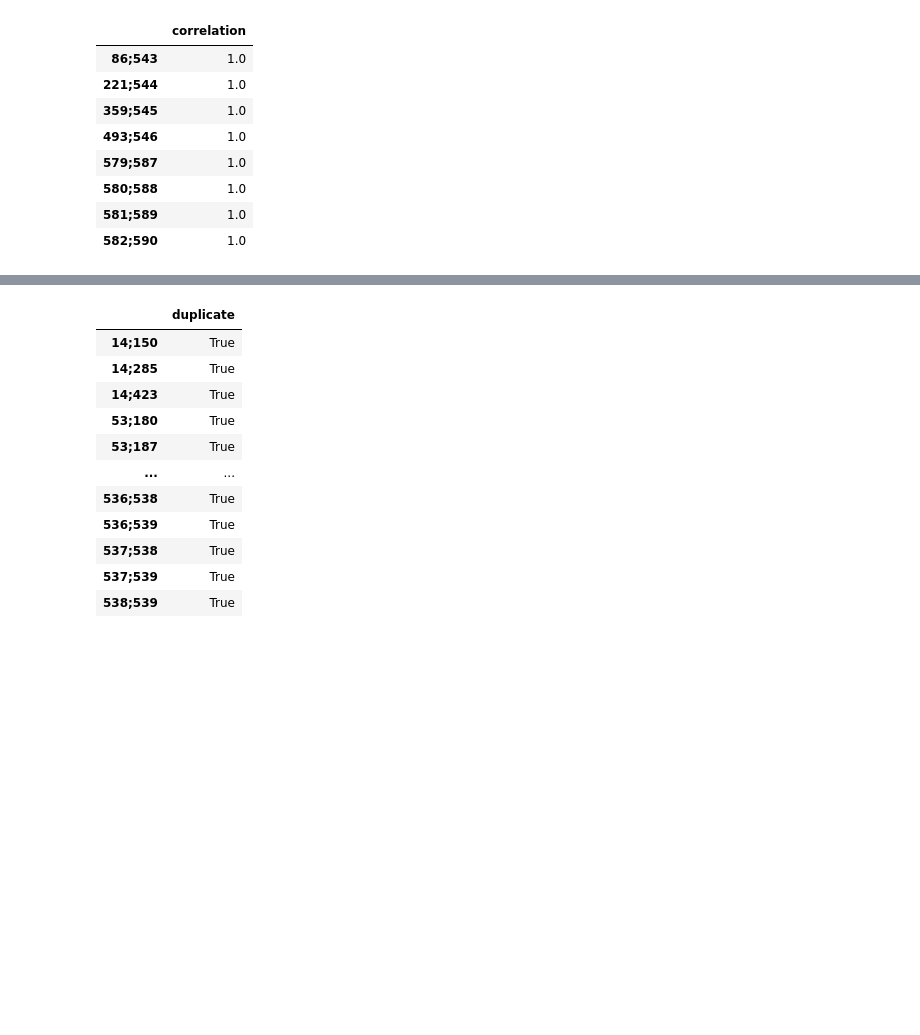
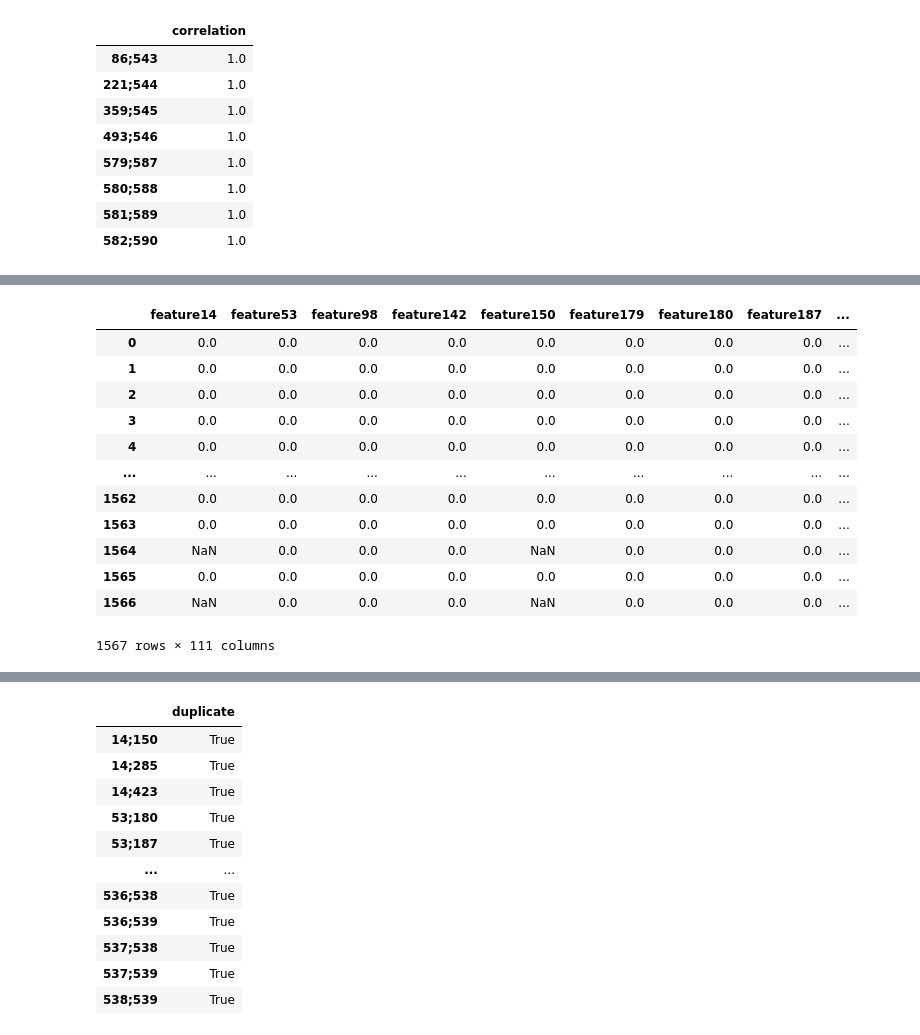
Before and after one commit to hinatanvir/Fault-Detection-SECOM, a Jupyter notebook: Presentation-1-EDA.ipynb, the cells around one changed output, grey strips where cells are left out. Saved outputs shown, nothing was run; the diff lists cells and outputs as text; code cells hidden in the pictures; blank space fills up the shorter version.

```diff
--- a/Presentation-1-EDA.ipynb
+++ b/Presentation-1-EDA.ipynb
@@ -313,0 +337,16 @@ df_features.iloc[:,[13,149,52,179]]
+# %%
+df_features.iloc[:,np.unique(list_duplicate)]
+# %% [output]
+|  | feature14 | feature53 | feature98 | feature142 | feature150 | feature179 | feature180 | feature187 | ... |
+| 0 | 0.0 | 0.0 | 0.0 | 0.0 | 0.0 | 0.0 | 0.0 | 0.0 | ... |
+| 1 | 0.0 | 0.0 | 0.0 | 0.0 | 0.0 | 0.0 | 0.0 | 0.0 | ... |
+| 2 | 0.0 | 0.0 | 0.0 | 0.0 | 0.0 | 0.0 | 0.0 | 0.0 | ... |
+| 3 | 0.0 | 0.0 | 0.0 | 0.0 | 0.0 | 0.0 | 0.0 | 0.0 | ... |
+| 4 | 0.0 | 0.0 | 0.0 | 0.0 | 0.0 | 0.0 | 0.0 | 0.0 | ... |
+| ... | ... | ... | ... | ... | ... | ... | ... | ... | ... |
+| 1562 | 0.0 | 0.0 | 0.0 | 0.0 | 0.0 | 0.0 | 0.0 | 0.0 | ... |
+| 1563 | 0.0 | 0.0 | 0.0 | 0.0 | 0.0 | 0.0 | 0.0 | 0.0 | ... |
+| 1564 | NaN | 0.0 | 0.0 | 0.0 | NaN | 0.0 | 0.0 | 0.0 | ... |
+| 1565 | 0.0 | 0.0 | 0.0 | 0.0 | 0.0 | 0.0 | 0.0 | 0.0 | ... |
+| 1566 | NaN | 0.0 | 0.0 | 0.0 | NaN | 0.0 | 0.0 | 0.0 | ... |
+1567 rows × 111 columns
```
Also changed, not shown: parts of 6 cells of this notebook.
